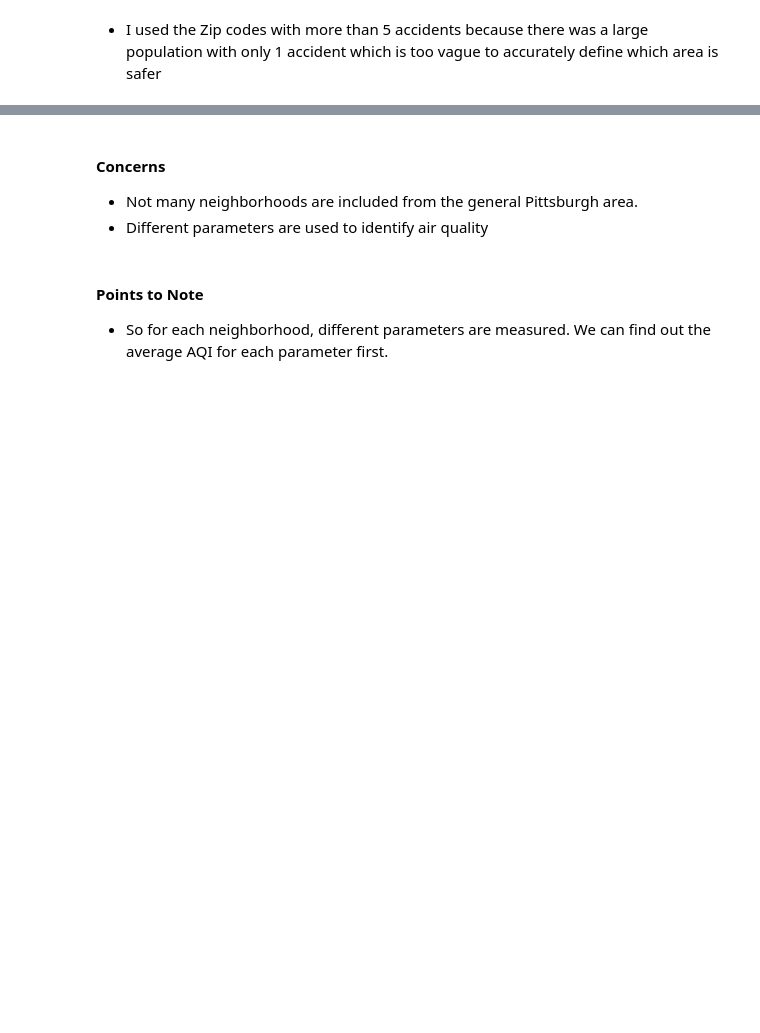
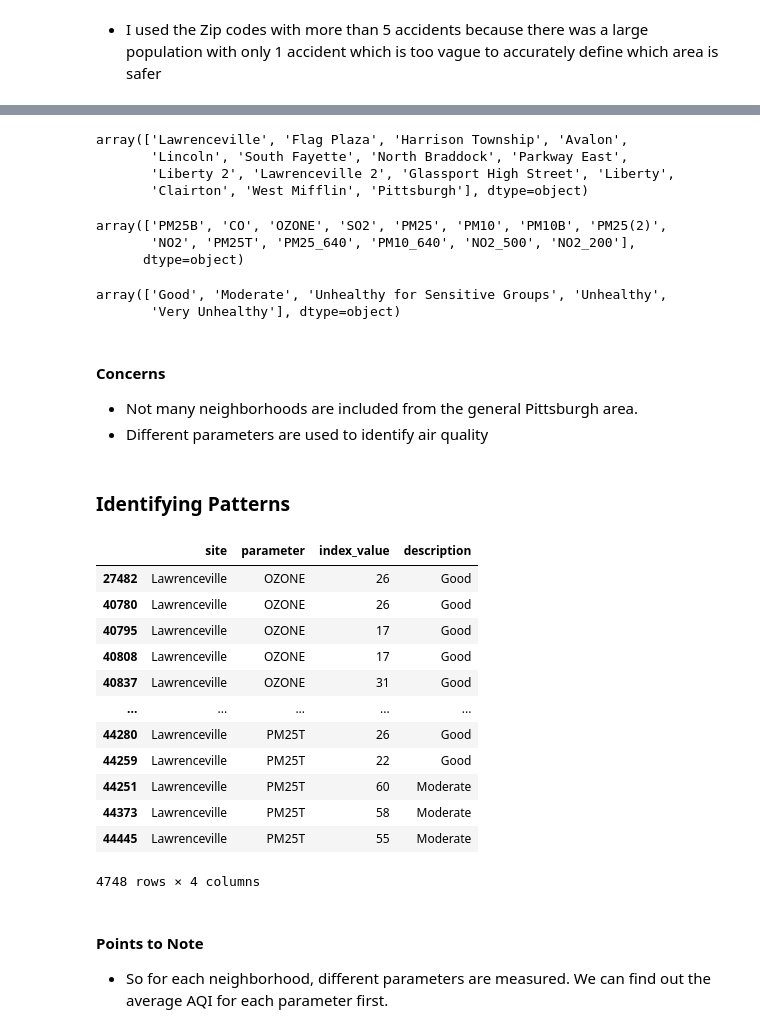
Before and after one commit to AlexanderVictoria/CMPINF-10-Final-Project, a Jupyter notebook: Final-Report.ipynb, the cells around one changed output, grey strips where cells are left out. Cells and saved outputs as stored; diff of their text form; code cells hidden in the pictures; blank space fills up the shorter version.

```diff
--- a/Final-Report.ipynb
+++ b/Final-Report.ipynb
@@ -99,0 +189,3 @@ Name: count, dtype: int64
+# %%
+aqi_data = pd.read_csv("air_quality_data.csv")
+aqi_data.sample(5)
@@ -99,0 +199,3 @@ Name: count, dtype: int64
+# %%
+aqi_data_processed = aqi_data[["site", "parameter", "index_value", "description"]]
+aqi_data_processed.sample(5)
@@ -100,8 +209,48 @@ Name: count, dtype: int64
+# %%
+# unique neighborhoods specified in the dataset
+aqi_data_processed["site"].unique()
+# %% [output]
+array(['Lawrenceville', 'Flag Plaza', 'Harrison Township', 'Avalon',
+       'Lincoln', 'South Fayette', 'North Braddock', 'Parkway East',
+       'Liberty 2', 'Lawrenceville 2', 'Glassport High Street', 'Liberty',
+       'Clairton', 'West Mifflin', 'Pittsburgh'], dtype=object)
+# %%
+# unique parameters used to determine airquality
+aqi_data_processed["parameter"].unique()
+# %% [output]
+array(['PM25B', 'CO', 'OZONE', 'SO2', 'PM25', 'PM10', 'PM10B', 'PM25(2)',
+       'NO2', 'PM25T', 'PM25_640', 'PM10_640', 'NO2_500', 'NO2_200'],
+      dtype=object)
+# %%
+# unique air quality descriptions
+aqi_data_processed["description"].unique()
+# %% [output]
+array(['Good', 'Moderate', 'Unhealthy for Sensitive Groups', 'Unhealthy',
+       'Very Unhealthy'], dtype=object)
 # %% [markdown]
 #### Concerns
 
 * Not many neighborhoods are included from the general Pittsburgh area.
 * Different parameters are used to identify air quality
+# %% [markdown]
+### Identifying Patterns
+# %%
+# just for one specific neighborhood
+aqi_data_processed.loc[aqi_data_processed["site"] == "Lawrenceville"].sort_values("parameter")
+# %% [output]
+|  | site | parameter | index_value | description |
+| 27482 | Lawrenceville | OZONE | 26 | Good |
+| 40780 | Lawrenceville | OZONE | 26 | Good |
+| 40795 | Lawrenceville | OZONE | 17 | Good |
+| 40808 | Lawrenceville | OZONE | 17 | Good |
+| 40837 | Lawrenceville | OZONE | 31 | Good |
+| ... | ... | ... | ... | ... |
+| 44280 | Lawrenceville | PM25T | 26 | Good |
+| 44259 | Lawrenceville | PM25T | 22 | Good |
+| 44251 | Lawrenceville | PM25T | 60 | Moderate |
+| 44373 | Lawrenceville | PM25T | 58 | Moderate |
+| 44445 | Lawrenceville | PM25T | 55 | Moderate |
+4748 rows × 4 columns
 # %% [markdown]
 #### Points to Note
 
```
Also changed, not shown: parts of 35 cells of this notebook.
